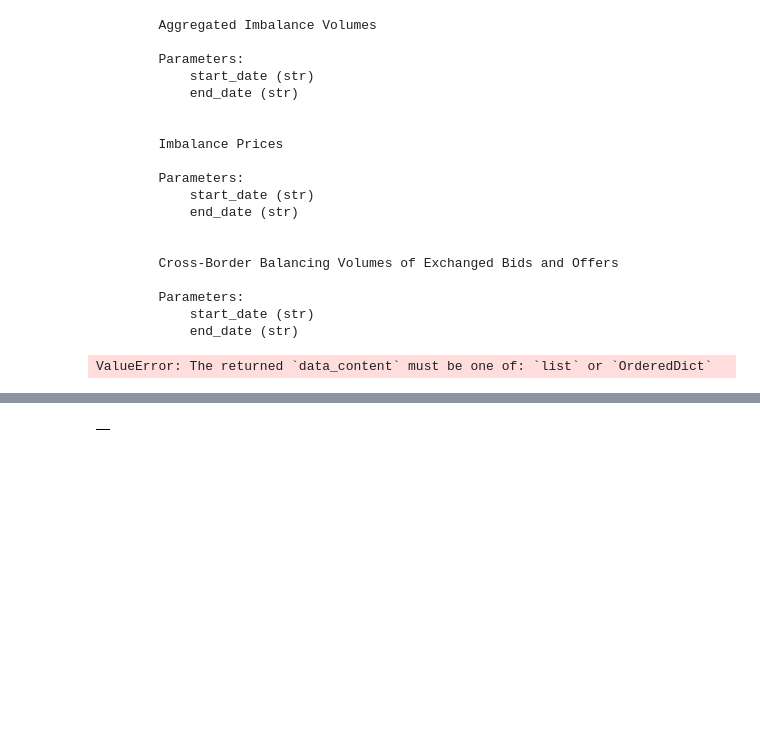
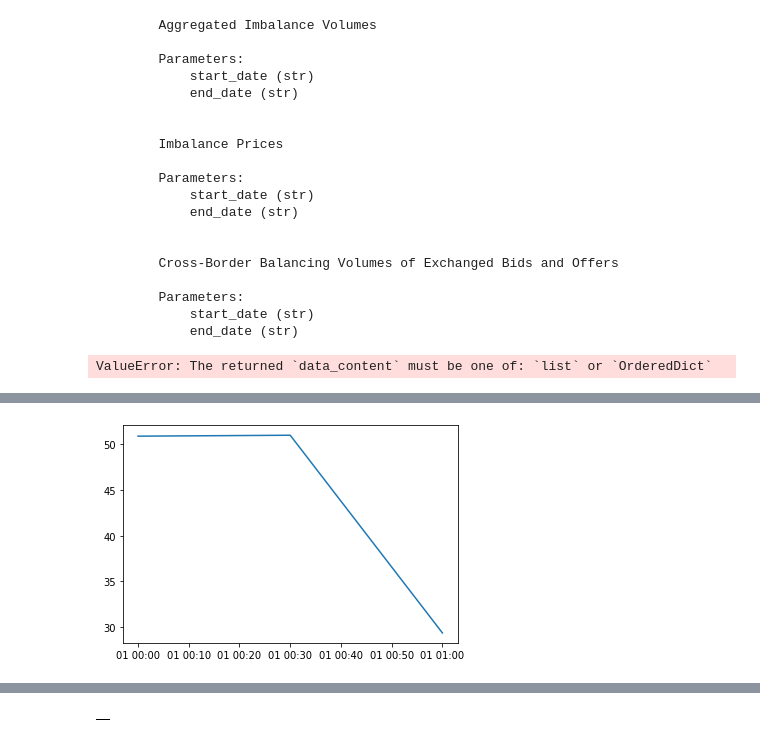
Before and after one commit to ayokariks/bm_forcasting, a Jupyter notebook: data_processing.ipynb, the cells around one changed output, grey strips where cells are left out. Drawn from its saved outputs; the diff is of its cells as text; code cells hidden in the pictures; blank space fills up the shorter version.

```diff
--- a/data_processing.ipynb
+++ b/data_processing.ipynb
@@ -83,0 +73,9 @@ df_B1770.head(3)
+# %%
+#check for nas no nas in the whole table
+#df_B1770.isna().sum()
+#numerical varaibles
+df_B1770['imbalancePriceAmountGBP'] = df_B1770['imbalancePriceAmountGBP'].astype('float')
+df_B1770['settlementPeriod'] = df_B1770['settlementPeriod'].astype('int')
+df_B1770['documentRevNum'] = df_B1770['documentRevNum'].astype('int')
+
+df_B1770.info()
@@ -83,0 +100,27 @@ df_B1770.head(3)
+# %%
+#categorical #note for the data currently got this might have just one level
+#df_B1770['priceCategory'].unique()
+df_B1770['businessType'] = df_B1770['businessType'].astype('category')
+df_B1770['activeFlag'] = df_B1770['activeFlag'].astype('category')
+df_B1770['documentType'] = df_B1770['documentType'].astype('category')
+df_B1770['processType'] = df_B1770['processType'].astype('category')
+df_B1770['docStatus'] = df_B1770['docStatus'].astype('category')
+df_B1770['curveType'] = df_B1770['curveType'].astype('category')
+df_B1770['priceCategory'] = df_B1770['priceCategory'].astype('category')
+# %%
+#datetime, extract the settlement times which are every 30 mins
+#df_B1770.info()
+import datetime as dt
+df_B1770['local_time'] = pd.to_datetime(df_B1770['local_datetime'], format='%H%M').dt.time
+# %%
+#drop local_datetime column
+df_B1770.drop(columns = ['local_datetime'], axis=1, inplace = True)
+# %%
+#df_B1770.head()
+plt.plot( df_B1770["local_datetime"], df_B1770["imbalancePriceAmountGBP"] )
+plt.show()
+#plot the price as a #timeseriesgraph
+#group by settlement period and localtime
+#plot localtime against the prices
+# %% [output]
+[figure, added]
```
Also changed, not shown: parts of 11 cells of this notebook.
